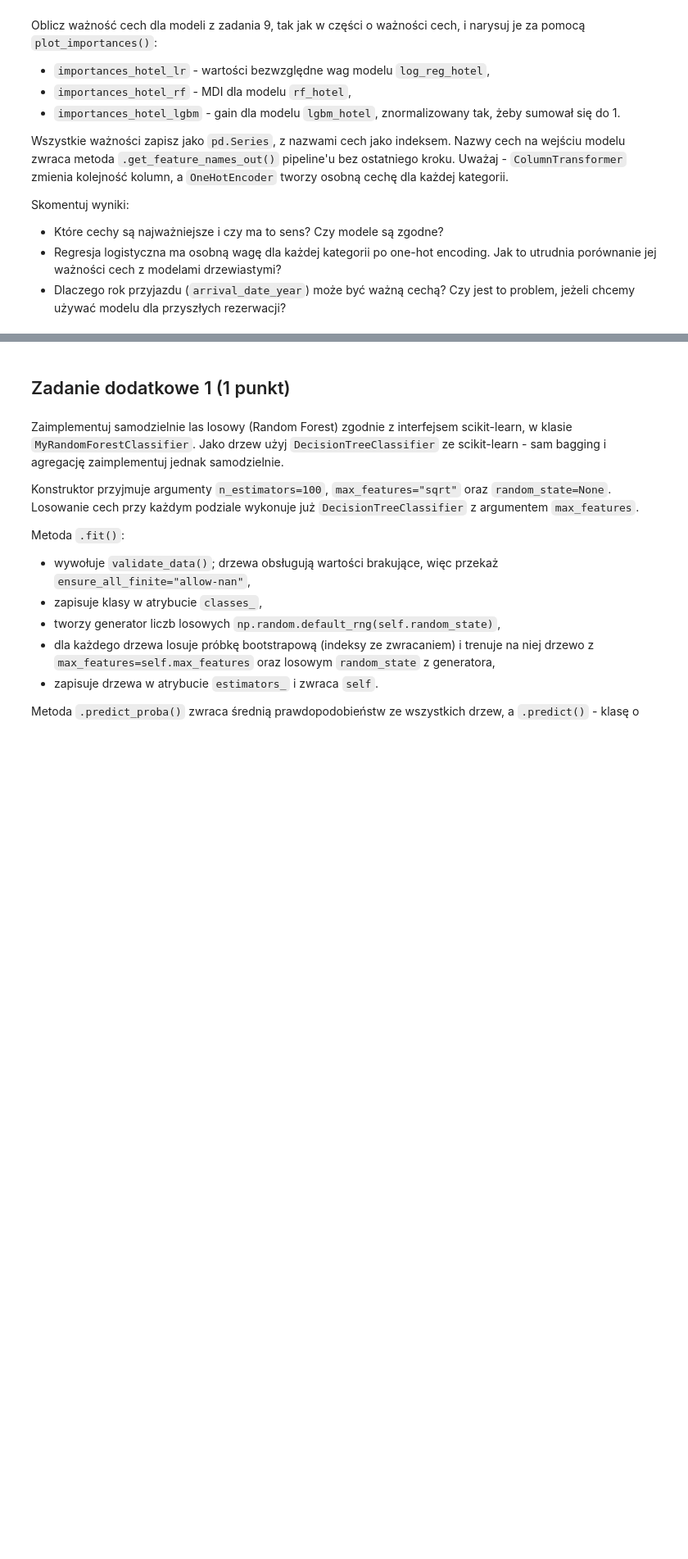
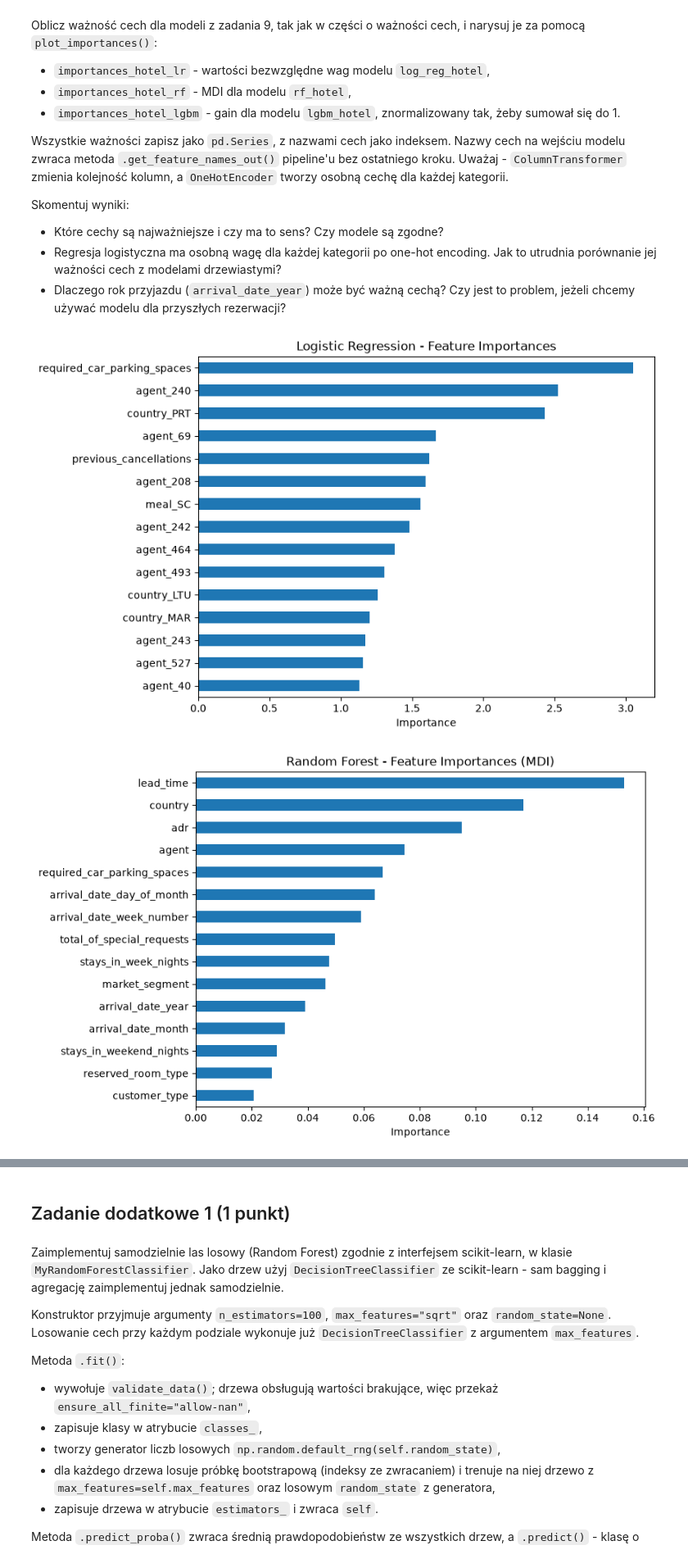
Before and after one commit to Mysiax05/AI_Basics, a Jupyter notebook: lab2/lab_2.ipynb, the cells around one changed output, grey strips where cells are left out. Shown at 82% size. Drawn from its saved outputs; the diff is of its cells as text; code cells hidden in the pictures; blank space fills up the shorter version.

```diff
--- a/lab2/lab_2.ipynb
+++ b/lab2/lab_2.ipynb
@@ -1698,0 +1691,28 @@ importances_hotel_lgbm = ...
+# %%
+feature_names_lr = log_reg_hotel[:-1].get_feature_names_out()
+clean_names_lr = [
+    name.replace("pipeline__", "").replace("onehotencoder__", "")
+    for name in feature_names_lr
+]
+
+importances_hotel_lr = pd.Series(log_reg_hotel[-1].coef_[0], index=clean_names_lr).abs()
+
+feature_names_rf = rf_hotel[:-1].get_feature_names_out()
+clean_names_rf = [
+    name.replace("pipeline__", "").replace("ordinalencoder__", "")
+    for name in feature_names_rf
+]
+importances_hotel_rf = pd.Series(rf_hotel[-1].feature_importances_, index=clean_names_rf)
+
+feature_names_lgbm = X_hotel_train.columns
+importances_hotel_lgbm = pd.Series(lgbm_hotel.booster_.feature_importance(importance_type="gain"),
+                                   index=feature_names_lgbm)
+
+importances_hotel_lgbm = importances_hotel_lgbm / importances_hotel_lgbm.sum()
+# %%
+plot_importances(importances_hotel_lr, "Logistic Regression - Feature Importances")
+plot_importances(importances_hotel_rf, "Random Forest - Feature Importances (MDI)")
+plot_importances(importances_hotel_lgbm, "LightGBM - Feature Importances (Gain)")
+# %% [output]
+[figure, added]
+[figure, added]
```
Also changed, not shown: parts of 6 cells of this notebook.
